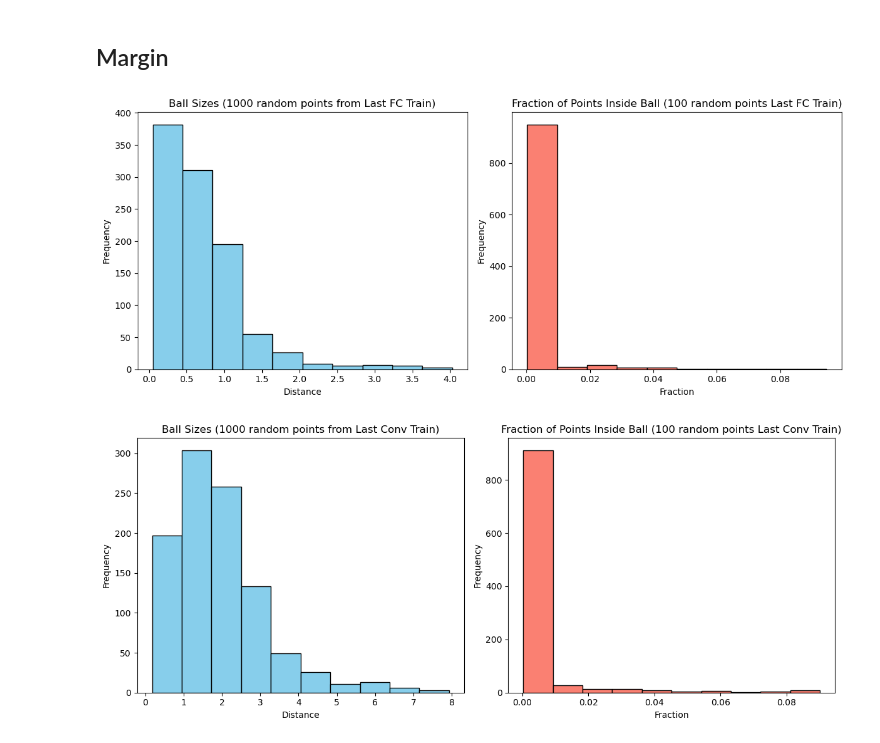
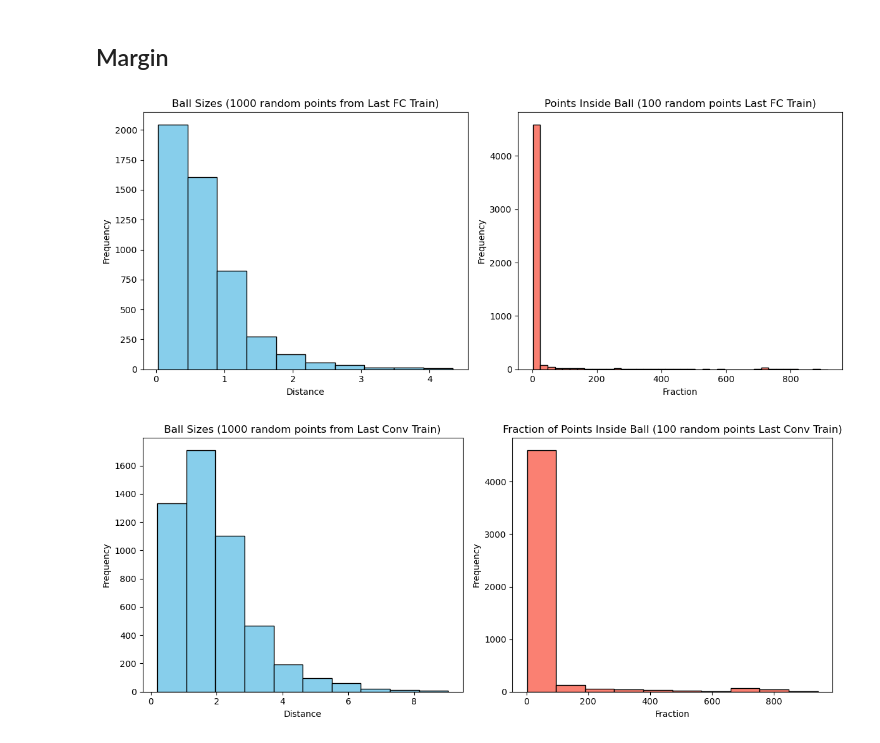
Before and after one commit to jeremiahmao/representations, a Jupyter notebook: representations/re_MNIST_resnet50_finetuned/nb.ipynb, the cells around one changed output. Drawn from its saved outputs; the diff is of its cells as text; code cells hidden in the pictures.

```diff
--- a/representations/re_MNIST_resnet50_finetuned/nb.ipynb
+++ b/representations/re_MNIST_resnet50_finetuned/nb.ipynb
@@ -318,7 +292,7 @@ def calculate_distance_threshold(X, y):
     num_samples = len(X)
     distance_thresholds = []
     within_threshold_fractions = []
-    num_random_points = 1000
+    num_random_points = 5000
 
     # Select 1000 random indices
     random_indices = np.random.choice(num_samples, size=num_random_points, replace=False)
@@ -339,7 +313,7 @@ def calculate_distance_threshold(X, y):
             same_label_counts = np.sum(selected_labels == chosen_y[i])
             if same_label_counts / j <= 0.5:  # Adjusted the threshold check
                 distance_thresholds.append(sorted_distances[j-1])
-                within_threshold_fractions.append( j / num_samples)
+                within_threshold_fractions.append( j ) #/ num_samples)
                 break
 
     return distance_thresholds, within_threshold_fractions
@@ -348,24 +322,24 @@ npm_last_fc_train, fraction_within = calculate_distance_threshold(fc_feats, labe
 # %%
 plt.figure(figsize=(12, 5))
 
 # Plot histogram for distance thresholds
 plt.subplot(1, 2, 1)
 plt.hist(npm_last_fc_train, bins=10, color='skyblue', edgecolor='black')
 plt.title('Ball Sizes (1000 random points from Last FC Train)')
 plt.xlabel('Distance')
 plt.ylabel('Frequency')
 
 # Plot histogram for fractions within threshold
 plt.subplot(1, 2, 2)
-plt.hist(fraction_within, bins=10, color='salmon', edgecolor='black')
-plt.title('Fraction of Points Inside Ball (100 random points Last FC Train)')
-plt.xlabel('Fraction')
+plt.hist(fraction_within, bins=40, color='salmon', edgecolor='black')
+plt.title('Points Inside Ball (1000 random points Last FC Train)')
+plt.xlabel('# of points')
 plt.ylabel('Frequency')
 
 plt.tight_layout()
 plt.show()
 # %% [output]
-[figure, old version]
+[figure, new version]
 # %%
 npm_last_conv_train, fraction_within_conv = calculate_distance_threshold(conv_feats, labels)
 # %%
@@ -388,4 +362,4 @@ plt.ylabel('Frequency')
 plt.tight_layout()
 plt.show()
 # %% [output]
-[figure, old version]
+[figure, new version]
```
Also changed, not shown: parts of 2 cells of this notebook, 6 other files.
